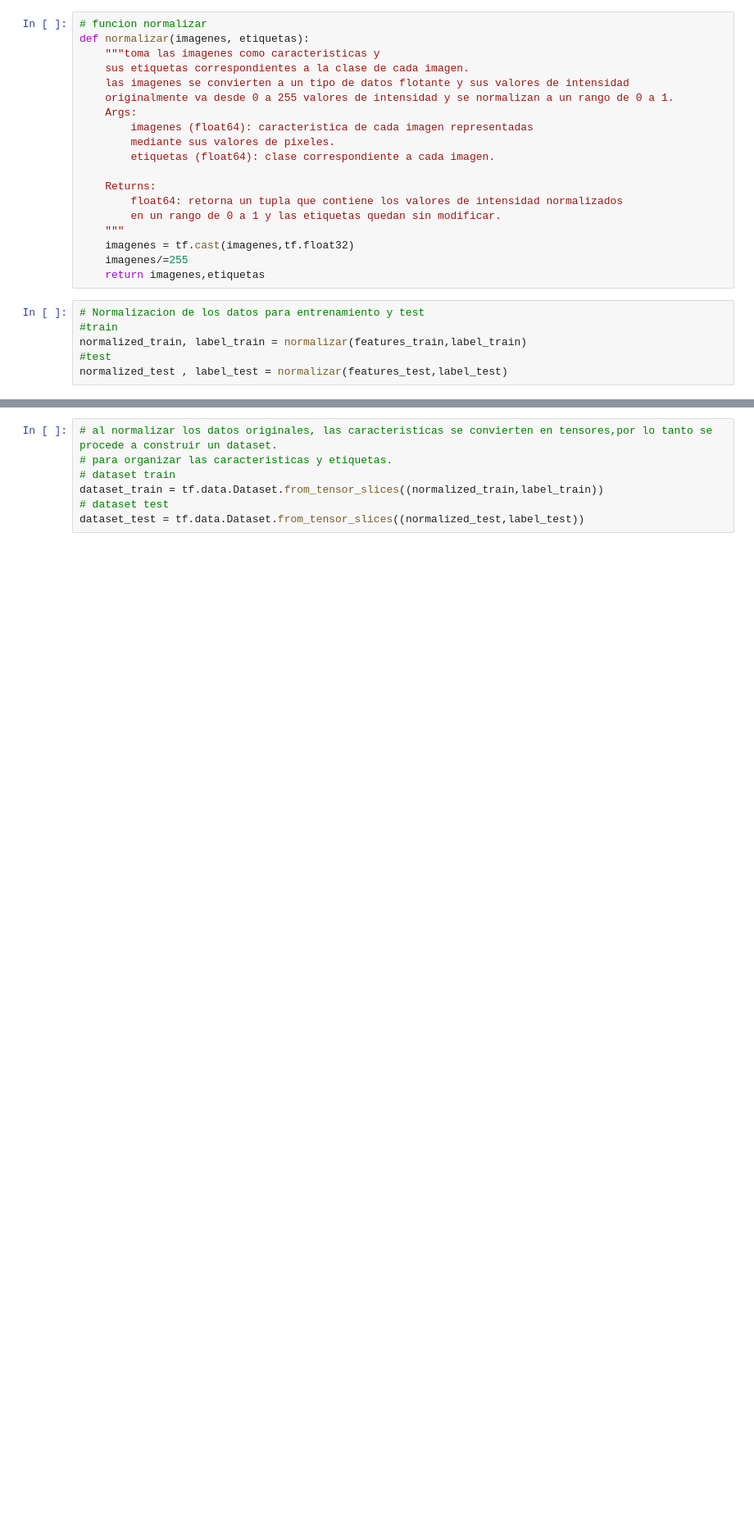
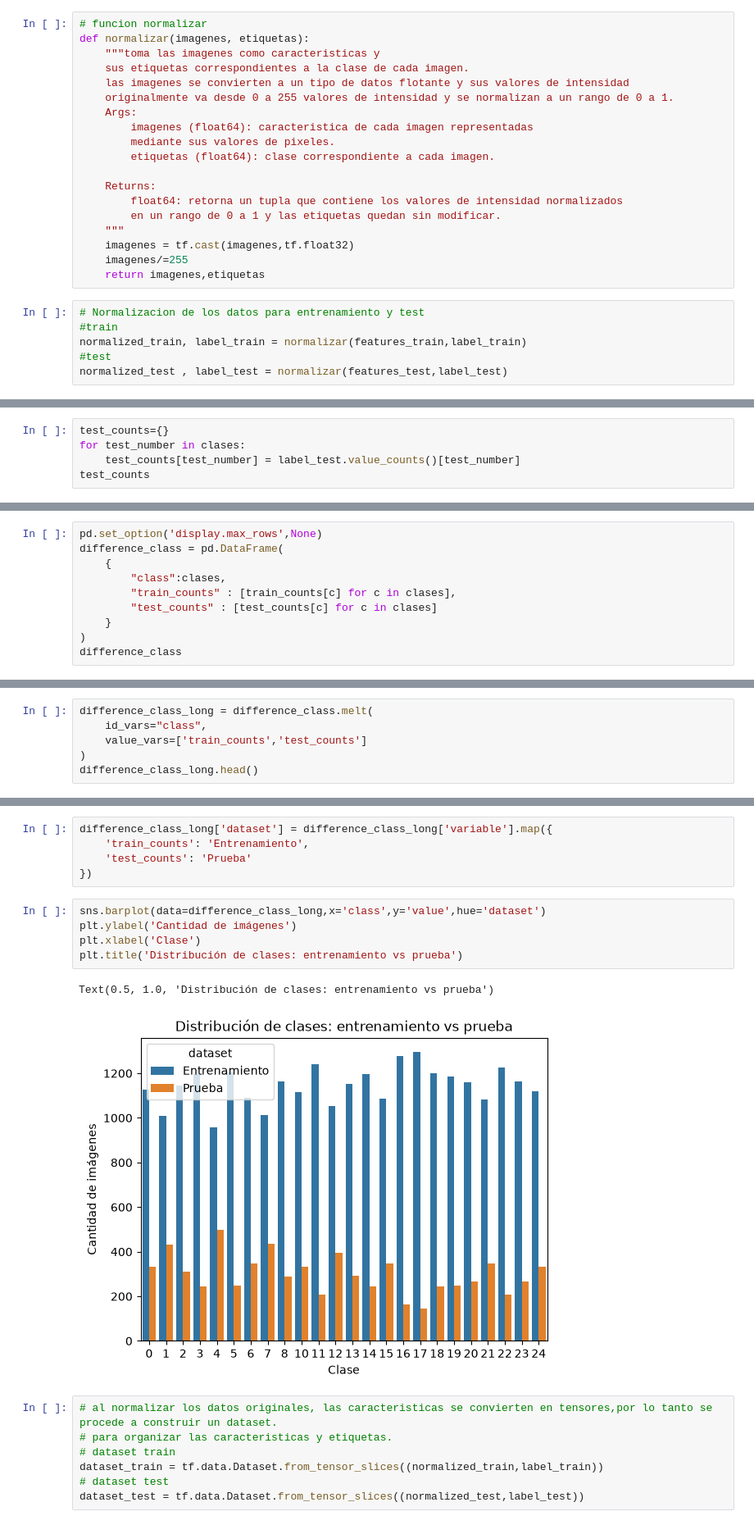
Before and after one commit to rodrigo0187/Sign-Language-MNIST, a Jupyter notebook: neuronaNetwork.ipynb, the cells around one changed output, grey strips where cells are left out. Shown at 82% size. Drawn from its saved outputs; the diff is of its cells as text; blank space fills up the shorter version.

```diff
--- a/neuronaNetwork.ipynb
+++ b/neuronaNetwork.ipynb
@@ -120,0 +187,5 @@ normalized_test , label_test = normalizar(features_test,label_test)
+# %%
+test_counts={}
+for test_number in clases:
+    test_counts[test_number] = label_test.value_counts()[test_number]
+test_counts
@@ -120,0 +210,10 @@ normalized_test , label_test = normalizar(features_test,label_test)
+# %%
+pd.set_option('display.max_rows',None)
+difference_class = pd.DataFrame(
+    {
+        "class":clases,
+        "train_counts" : [train_counts[c] for c in clases],
+        "test_counts" : [test_counts[c] for c in clases]
+    }
+)
+difference_class
@@ -120,0 +238,6 @@ normalized_test , label_test = normalizar(features_test,label_test)
+# %%
+difference_class_long = difference_class.melt(
+    id_vars="class",
+    value_vars=['train_counts','test_counts']
+)
+difference_class_long.head()
@@ -121,3 +251,16 @@ normalized_test , label_test = normalizar(features_test,label_test)
+# %%
+difference_class_long['dataset'] = difference_class_long['variable'].map({
+    'train_counts': 'Entrenamiento',
+    'test_counts': 'Prueba'
+})
+# %%
+sns.barplot(data=difference_class_long,x='class',y='value',hue='dataset')
+plt.ylabel('Cantidad de imágenes')
+plt.xlabel('Clase')
+plt.title('Distribución de clases: entrenamiento vs prueba')
+# %% [output]
+Text(0.5, 1.0, 'Distribución de clases: entrenamiento vs prueba')
+[figure, added]
 # %%
 # al normalizar los datos originales, las caracteristicas se convierten en tensores,por lo tanto se procede a construir un dataset.
 # para organizar las caracteristicas y etiquetas.
```
Also changed, not shown: parts of 11 cells of this notebook, 1 other file.
